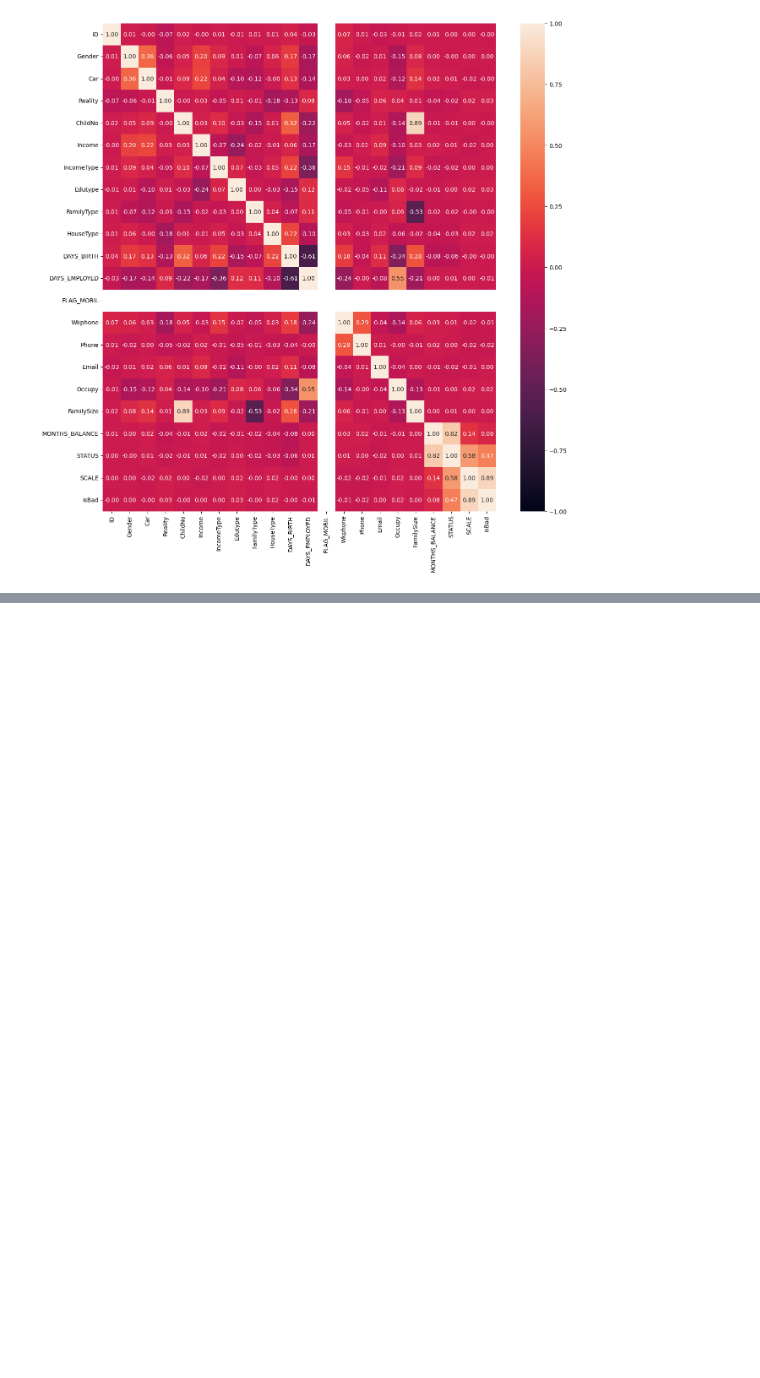
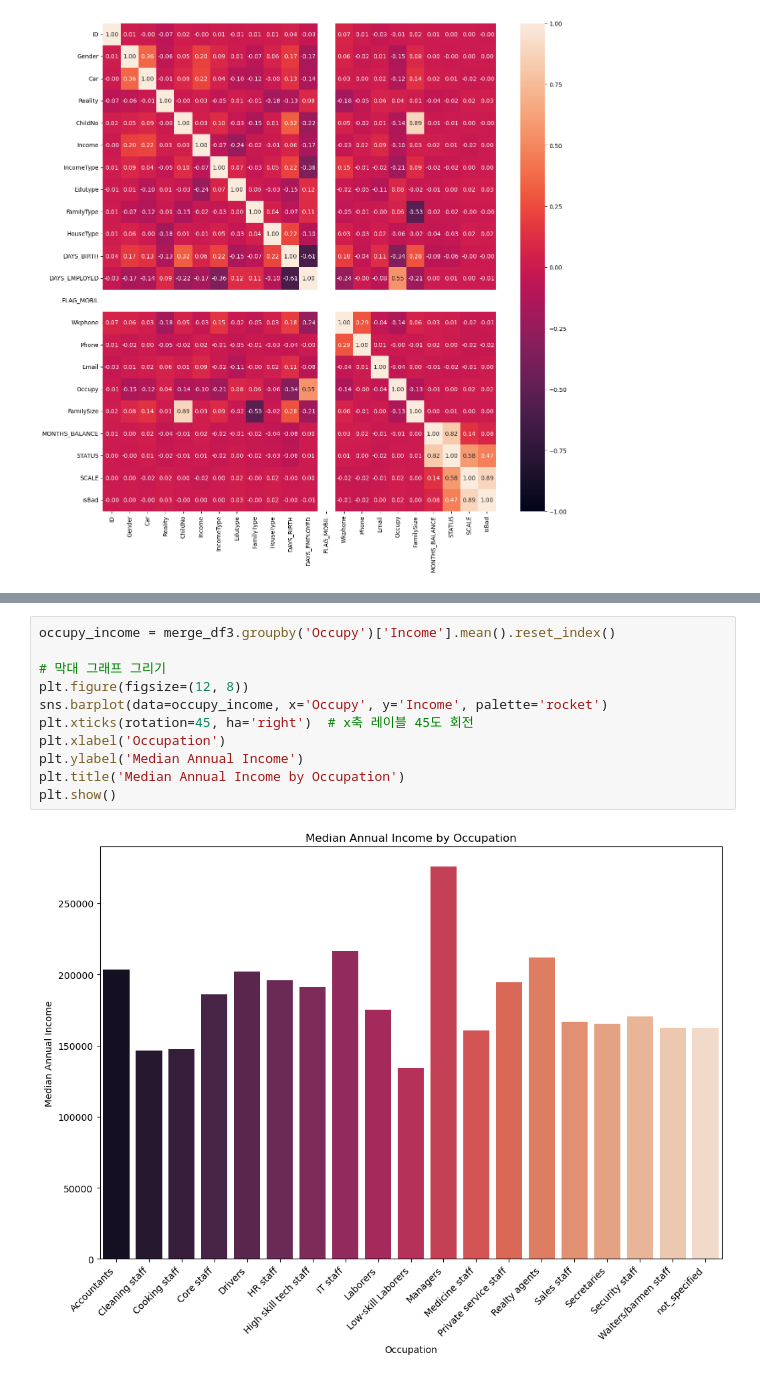
Before and after one commit to tmdcksdl/ML_Credit_Project, a Jupyter notebook: ML_Project/ML_Project2.ipynb, the cells around one changed output, grey strips where cells are left out. Cells and saved outputs as stored; diff of their text form; blank space fills up the shorter version.

```diff
--- a/ML_Project/ML_Project2.ipynb
+++ b/ML_Project/ML_Project2.ipynb
@@ -1237,0 +1297,13 @@ sns.heatmap(merge_df3.corr(), cmap='rocket', fmt='.2f', annot=True, vmin=-1, vma
+# %%
+occupy_income = merge_df3.groupby('Occupy')['Income'].mean().reset_index()
+
+# 막대 그래프 그리기
+plt.figure(figsize=(12, 8))
+sns.barplot(data=occupy_income, x='Occupy', y='Income', palette='rocket')
+plt.xticks(rotation=45, ha='right')  # x축 레이블 45도 회전
+plt.xlabel('Occupation')
+plt.ylabel('Median Annual Income')
+plt.title('Median Annual Income by Occupation')
+plt.show()
+# %% [output]
+[figure, added]
```
Also changed, not shown: parts of 9 cells of this notebook.
